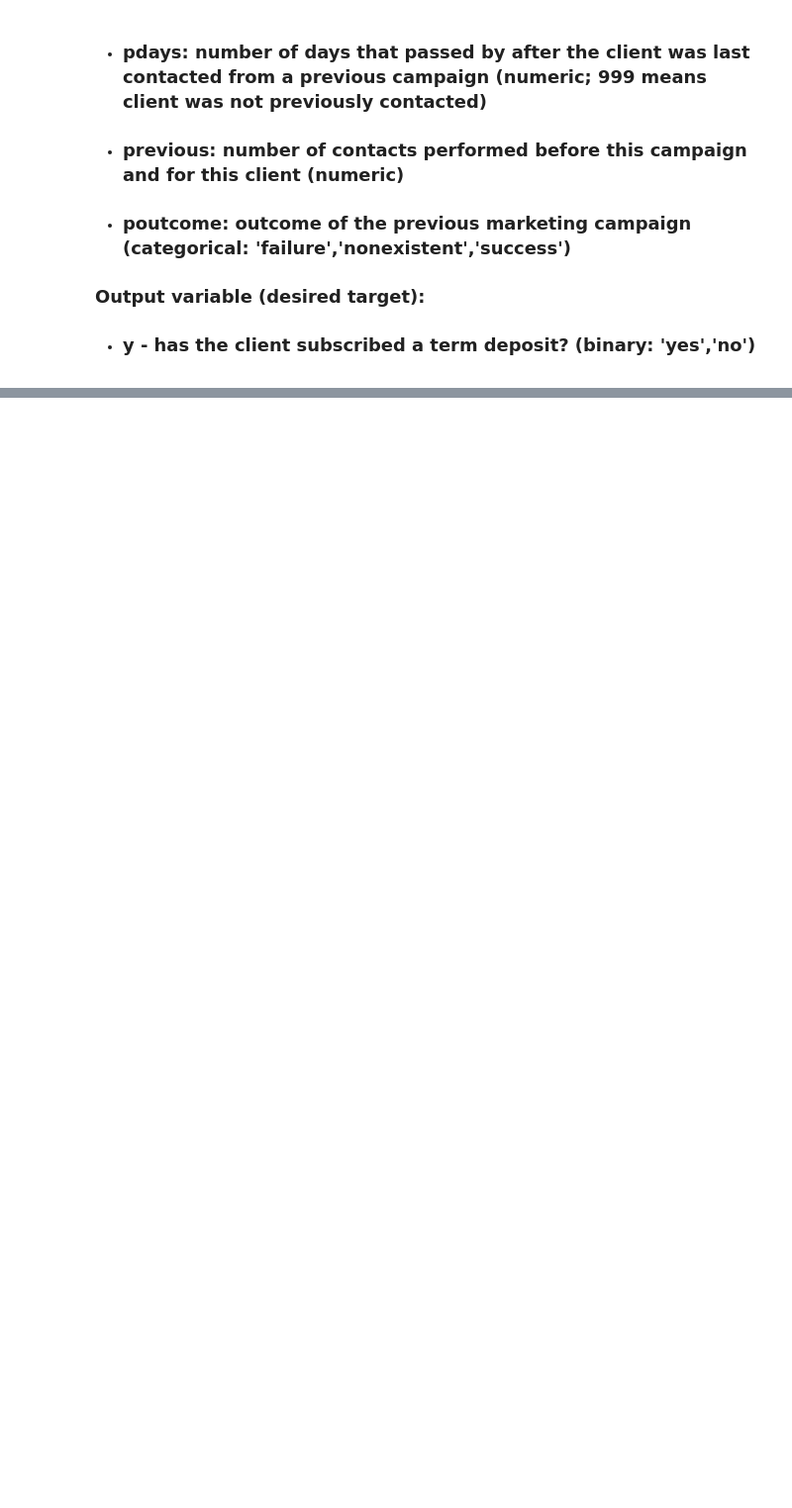
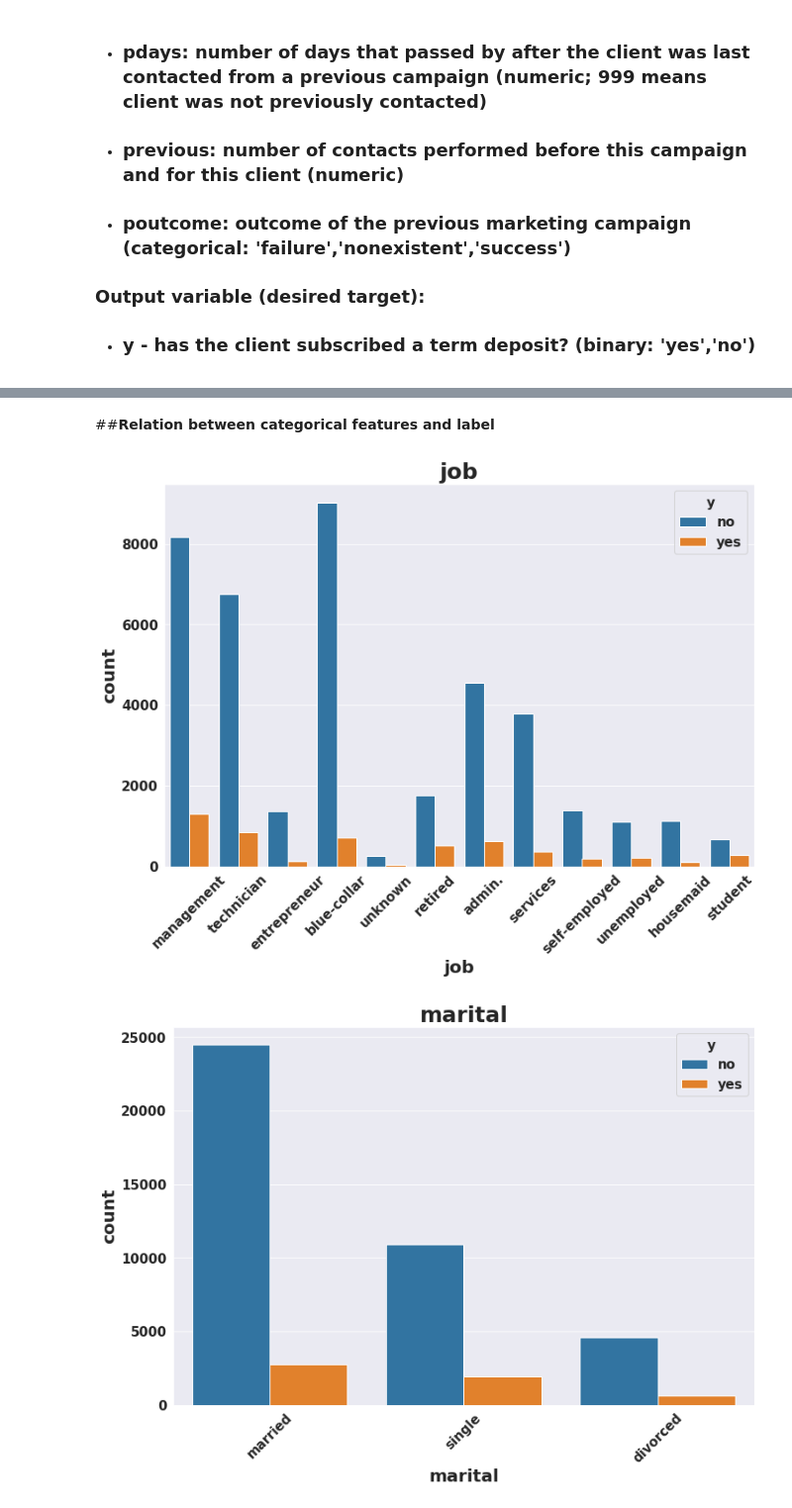
Before and after one commit to Bassu1011/Bank_Marketing_Effectiveness_Prediction_Capstone_Project.ipynb, a Jupyter notebook: Bank_Marketing_Effectiveness_Prediction_Capstone_Project.ipynb, the cells around one changed output, grey strips where cells are left out. Shown at 99% size. Drawn from its saved outputs; the diff is of its cells as text; code cells hidden in the pictures; blank space fills up the shorter version.

```diff
--- a/Bank_Marketing_Effectiveness_Prediction_Capstone_Project.ipynb
+++ b/Bank_Marketing_Effectiveness_Prediction_Capstone_Project.ipynb
@@ -37,0 +269,16 @@
+# %% [markdown]
+##**Relation between categorical features and label**
+# %%
+#now let's check relation between cat feature and outcome variable but first we have to drop our outcome variable from categorical columns
+cat_features= categorical_columns.drop('y',axis=1)
+# %%
+#creating for loop to plot realtion between categorical features and outcome
+for cat in cat_features:
+  plt.figure(figsize=(12,8))
+  sns.countplot(cat,hue='y',data=df1)
+  plt.xlabel(cat)
+  plt.xticks(rotation=45)
+  plt.title(cat)
+# %% [output]
+[figure, added]
+[figure, added]
```
Also changed, not shown: parts of 37 cells of this notebook.
